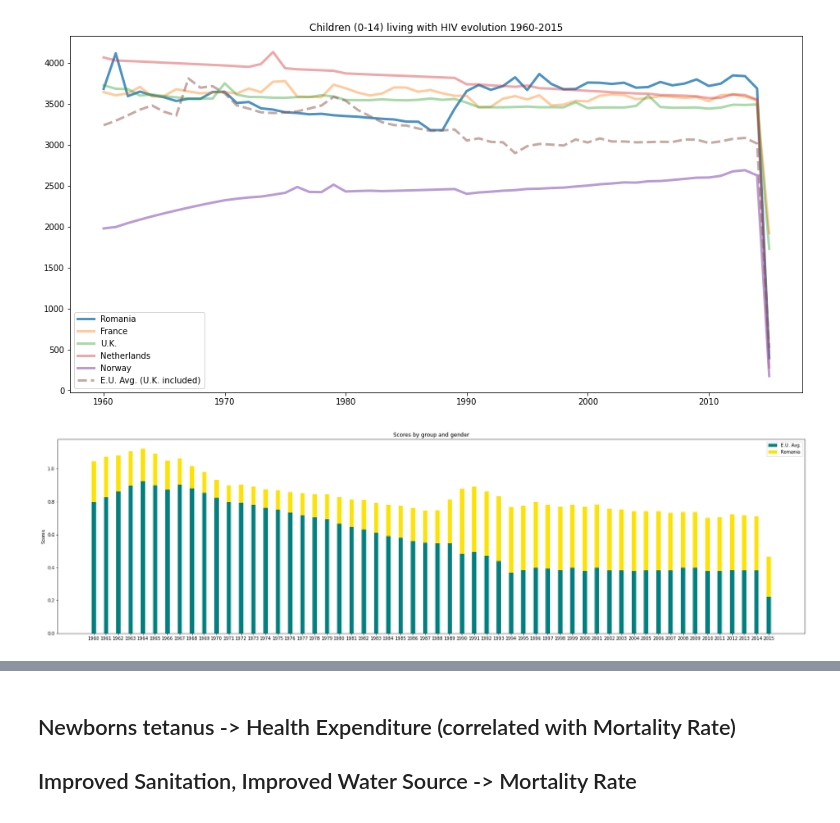
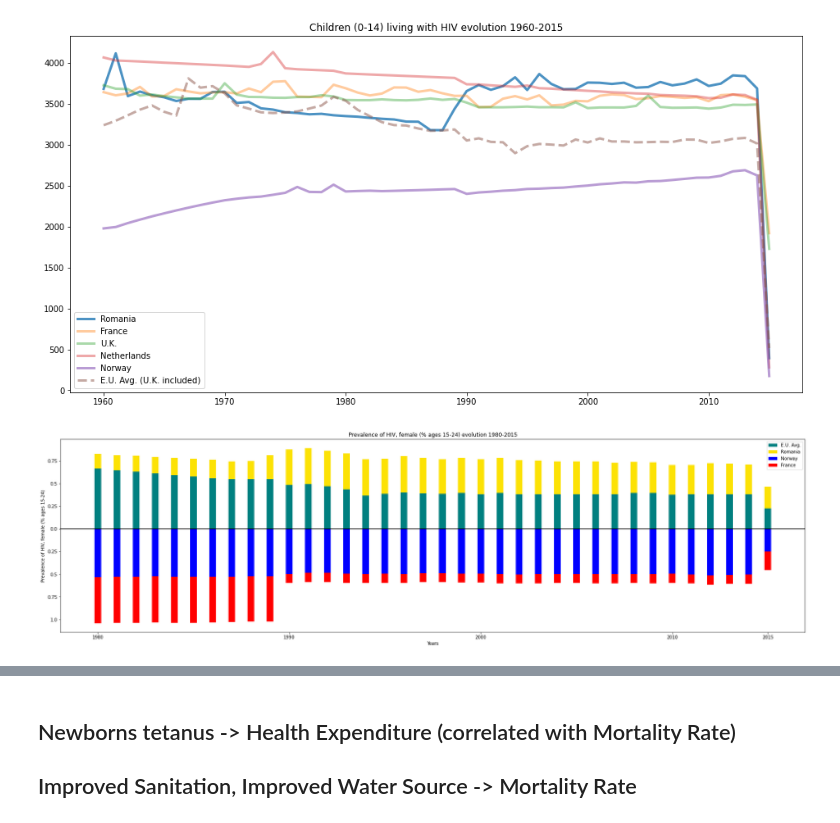
Before and after one commit to mateibejan1/cafelutsa-infovis-project-2021, a Jupyter notebook: Plots_Matei.ipynb, the cells around one changed output, grey strips where cells are left out. Cells and saved outputs as stored; diff of their text form; code cells hidden in the pictures.

```diff
--- a/Plots_Matei.ipynb
+++ b/Plots_Matei.ipynb
@@ -247,27 +247,34 @@ plt.legend(loc='best')
 # %%
 feature = 'Prevalence of HIV, female (% ages 15-24)'
 
-x = list(range(1960, 2016))
+x = list(range(1980, 2016))
 width = 0.35
 eu_mean = []
-for year in range(1960, 2016):
+for year in range(1980, 2016):
     eu_mean.append(dfu[dfu['Country'].isin(eu_countries) & (dfu['Year'] == year)][feature].mean())
 
-ro = dfu[dfu['Country'] == 'Romania'][feature]
-no = dfu[dfu['Country'] == 'Denmark'][feature]
+ro = dfu[(dfu['Country'] == 'Romania') & (dfu['Year'].isin(list(range(1980, 2016))))][feature]
+dm = dfu[(dfu['Country'] == 'Denmark') & (dfu['Year'].isin(list(range(1980, 2016))))][feature] * -1
+fr = dfu[(dfu['Country'] == 'France') & (dfu['Year'].isin(list(range(1980, 2016))))][feature] * -1
 
 fig, ax = plt.subplots()
 fig.set_figwidth(30)
 fig.set_figheight(8)
 
 ax.bar(x, eu_mean, width, label='E.U. Avg.', color='#008080')
 ax.bar(x, ro, width, bottom=eu_mean, label='Romania', color='#fce205')
+ax.bar(x, fr, width, label='Norway', color='b')
+ax.bar(x, dm, width, bottom=fr, label='France', color='r')
 
-ax.set_ylabel('Scores')
-ax.set_title('Scores by group and gender')
-# ax.set_xticks(x)
+ax.axhline(0, color='black')
+
+ax.set_title('Prevalence of HIV, female (% ages 15-24) evolution 1980-2015')
+ax.set_ylabel('Prevalence of HIV, female (% ages 15-24)')
+ax.set_xlabel('Years')
+ax.set_xticks([1980, 1990, 2000, 2010, 2015])
+ax.set_yticklabels([str(abs(x)) for x in ax.get_yticks()])
 ax.legend()
 
 plt.show()
 # %% [output]
-[figure, old version]
+[figure, new version]
```
Also changed, not shown: parts of 5 cells of this notebook.
